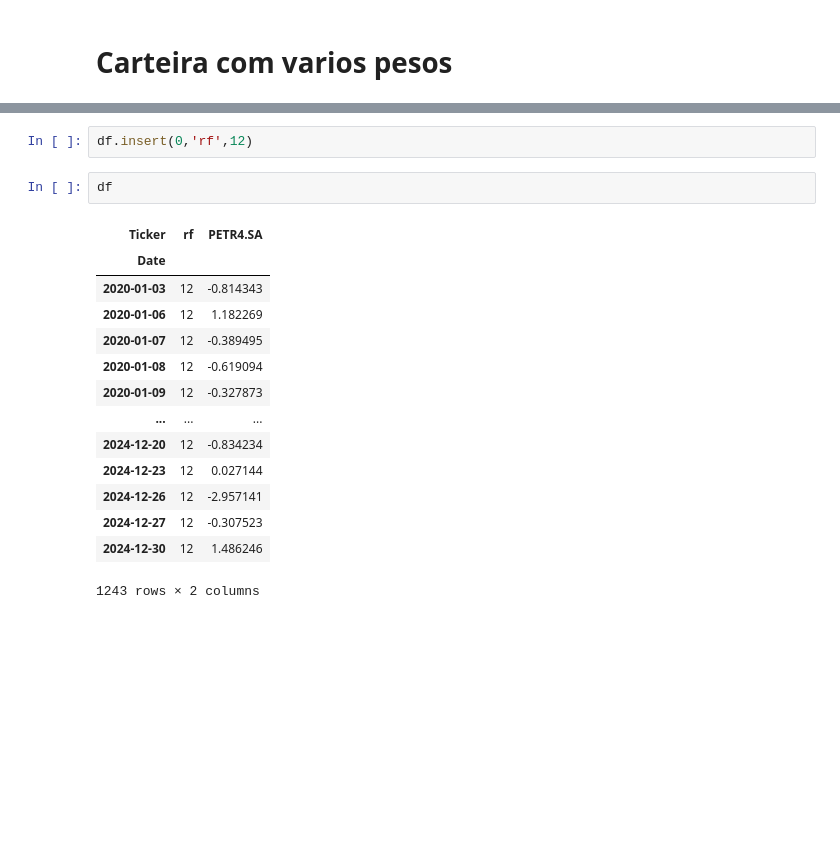
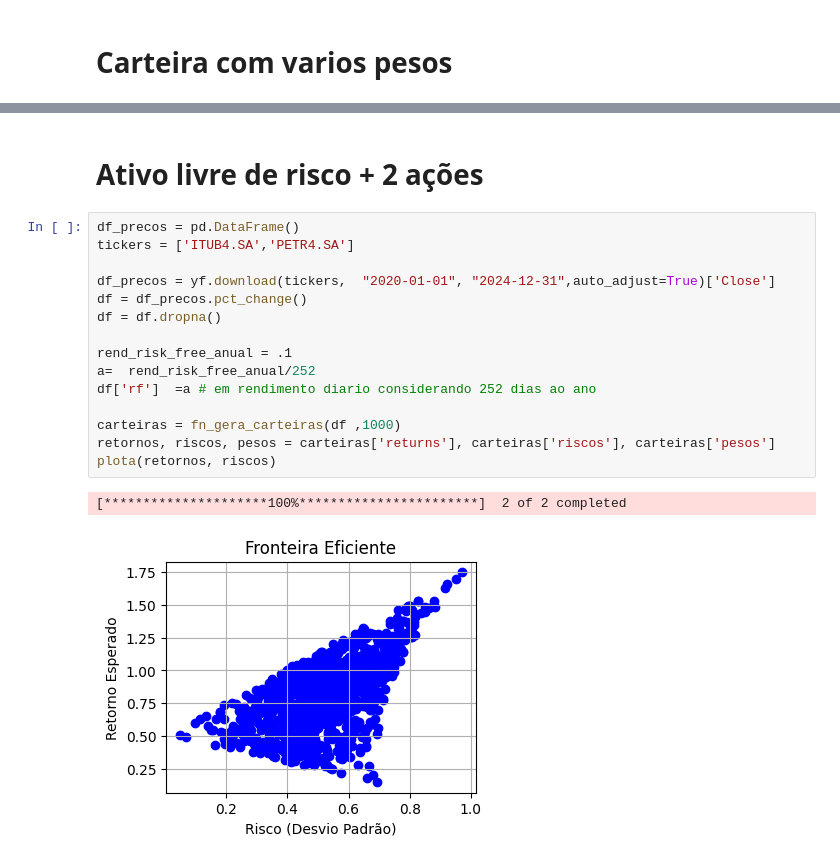
Before and after one commit to Roterdamjr/Mestrado, a Jupyter notebook: Markowitz_Simples.ipynb, the cells around one changed output, grey strips where cells are left out. Drawn from its saved outputs; the diff is of its cells as text; blank space fills up the shorter version.

```diff
--- a/Markowitz_Simples.ipynb
+++ b/Markowitz_Simples.ipynb
@@ -176,19 +182,20 @@ plota(retornos, riscos)
-# %%
-df.insert(0,'rf',12)
-# %%
-df
-# %% [output]
-| Ticker | rf | PETR4.SA |
-| Date |  |  |
-| 2020-01-03 | 12 | -0.814343 |
-| 2020-01-06 | 12 | 1.182269 |
-| 2020-01-07 | 12 | -0.389495 |
-| 2020-01-08 | 12 | -0.619094 |
-| 2020-01-09 | 12 | -0.327873 |
-| ... | ... | ... |
-| 2024-12-20 | 12 | -0.834234 |
-| 2024-12-23 | 12 | 0.027144 |
-| 2024-12-26 | 12 | -2.957141 |
-| 2024-12-27 | 12 | -0.307523 |
-| 2024-12-30 | 12 | 1.486246 |
-1243 rows × 2 columns
+# %% [markdown]
+# Ativo livre de risco + 2 ações
+# %%
+df_precos = pd.DataFrame()
+tickers = ['ITUB4.SA','PETR4.SA']
+
+df_precos = yf.download(tickers,  "2020-01-01", "2024-12-31",auto_adjust=True)['Close']
+df = df_precos.pct_change()
+df = df.dropna()
+
+rend_risk_free_anual = .1
+a=  rend_risk_free_anual/252
+df['rf']  =a # em rendimento diario considerando 252 dias ao ano
+
+carteiras = fn_gera_carteiras(df ,1000)
+retornos, riscos, pesos = carteiras['returns'], carteiras['riscos'], carteiras['pesos']
+plota(retornos, riscos)
+# %% [output]
+[*********************100%***********************]  2 of 2 completed
+[figure, added]
```
Also changed, not shown: parts of 10 cells of this notebook.
